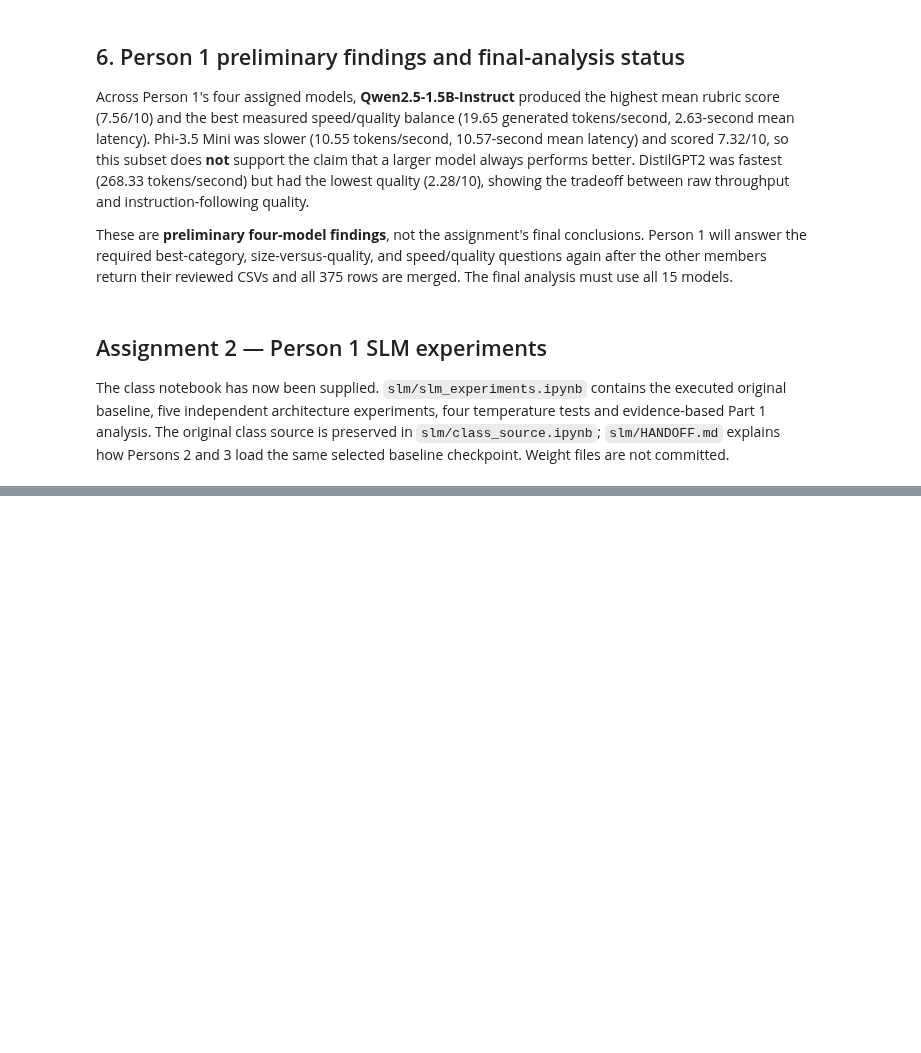
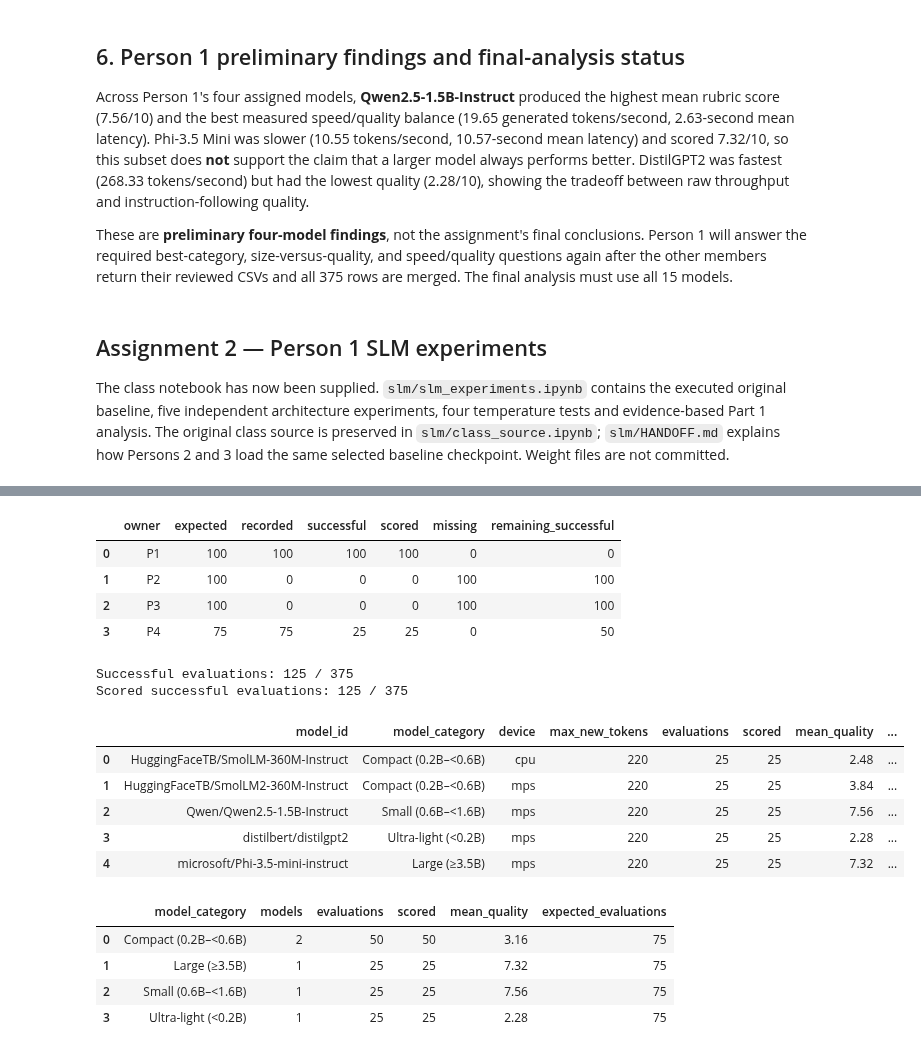
Before and after one commit to HestiaaAI/12_HestiaaAI, a Jupyter notebook: a7/multi_model_system.ipynb, the cells around one changed output, grey strips where cells are left out. Cells and saved outputs as stored; diff of their text form; code cells hidden in the pictures; blank space fills up the shorter version.

```diff
--- a/a7/multi_model_system.ipynb
+++ b/a7/multi_model_system.ipynb
@@ -208,0 +211,34 @@ load the same selected baseline checkpoint. Weight files are not committed.
+# %%
+from pathlib import Path
+import sys
+import pandas as pd
+from IPython.display import display, Markdown
+ROOT = next(p for p in [Path.cwd(), *Path.cwd().parents] if (p / 'a7/benchmark_contract.py').exists())
+if str(ROOT) not in sys.path:
+    sys.path.insert(0, str(ROOT))
+from a7.person4_analysis import write_analysis
+data, coverage, models, categories, costs, cost_status = write_analysis(ROOT)
+display(coverage)
+print('Successful evaluations:', int(coverage.successful.sum()), '/ 375')
+print('Scored successful evaluations:', int(coverage.scored.sum()), '/ 375')
+display(models)
+display(categories)
+# %% [output]
+|  | owner | expected | recorded | successful | scored | missing | remaining_successful |
+| 0 | P1 | 100 | 100 | 100 | 100 | 0 | 0 |
+| 1 | P2 | 100 | 0 | 0 | 0 | 100 | 100 |
+| 2 | P3 | 100 | 0 | 0 | 0 | 100 | 100 |
+| 3 | P4 | 75 | 75 | 25 | 25 | 0 | 50 |
+Successful evaluations: 125 / 375
+Scored successful evaluations: 125 / 375
+|  | model_id | model_category | device | max_new_tokens | evaluations | scored | mean_quality | ... |
+| 0 | HuggingFaceTB/SmolLM-360M-Instruct | Compact (0.2B–<0.6B) | cpu | 220 | 25 | 25 | 2.48 | ... |
+| 1 | HuggingFaceTB/SmolLM2-360M-Instruct | Compact (0.2B–<0.6B) | mps | 220 | 25 | 25 | 3.84 | ... |
+| 2 | Qwen/Qwen2.5-1.5B-Instruct | Small (0.6B–<1.6B) | mps | 220 | 25 | 25 | 7.56 | ... |
+| 3 | distilbert/distilgpt2 | Ultra-light (<0.2B) | mps | 220 | 25 | 25 | 2.28 | ... |
+| 4 | microsoft/Phi-3.5-mini-instruct | Large (≥3.5B) | mps | 220 | 25 | 25 | 7.32 | ... |
+|  | model_category | models | evaluations | scored | mean_quality | expected_evaluations |
+| 0 | Compact (0.2B–<0.6B) | 2 | 50 | 50 | 3.16 | 75 |
+| 1 | Large (≥3.5B) | 1 | 25 | 25 | 7.32 | 75 |
+| 2 | Small (0.6B–<1.6B) | 1 | 25 | 25 | 7.56 | 75 |
+| 3 | Ultra-light (<0.2B) | 1 | 25 | 25 | 2.28 | 75 |
```
Also changed, not shown: parts of 8 cells of this notebook, 23 other files.
